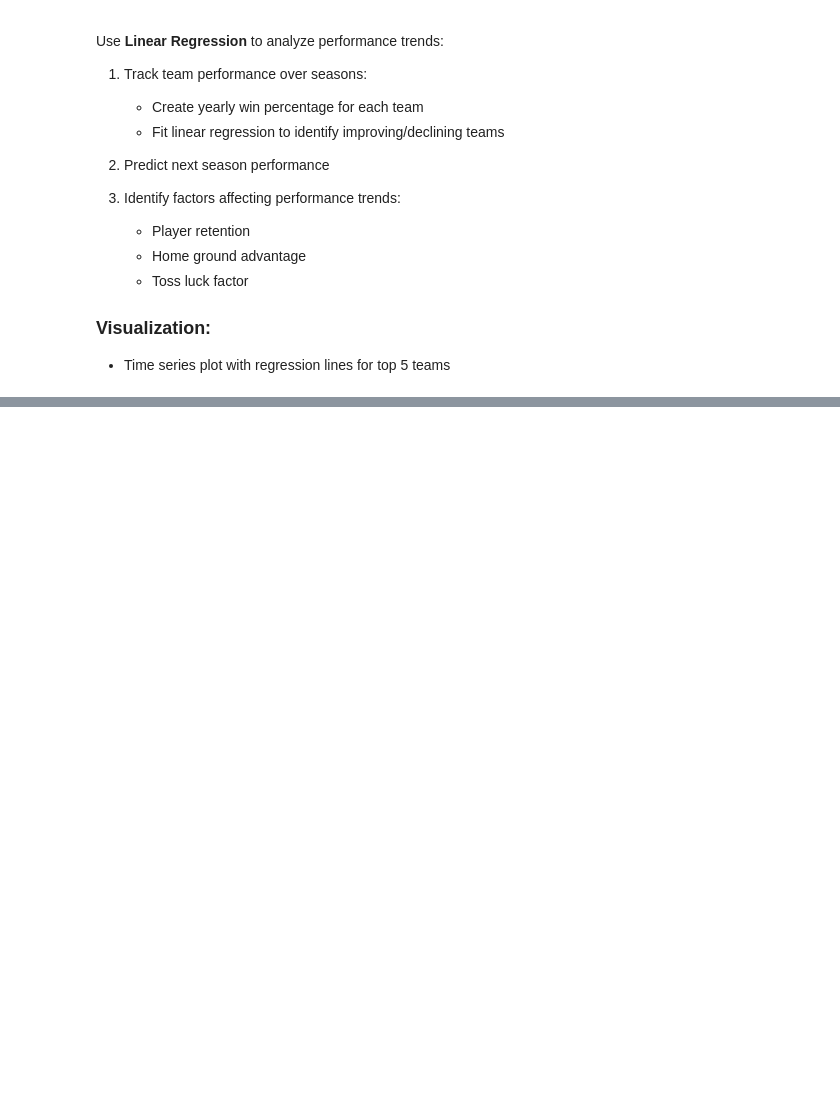
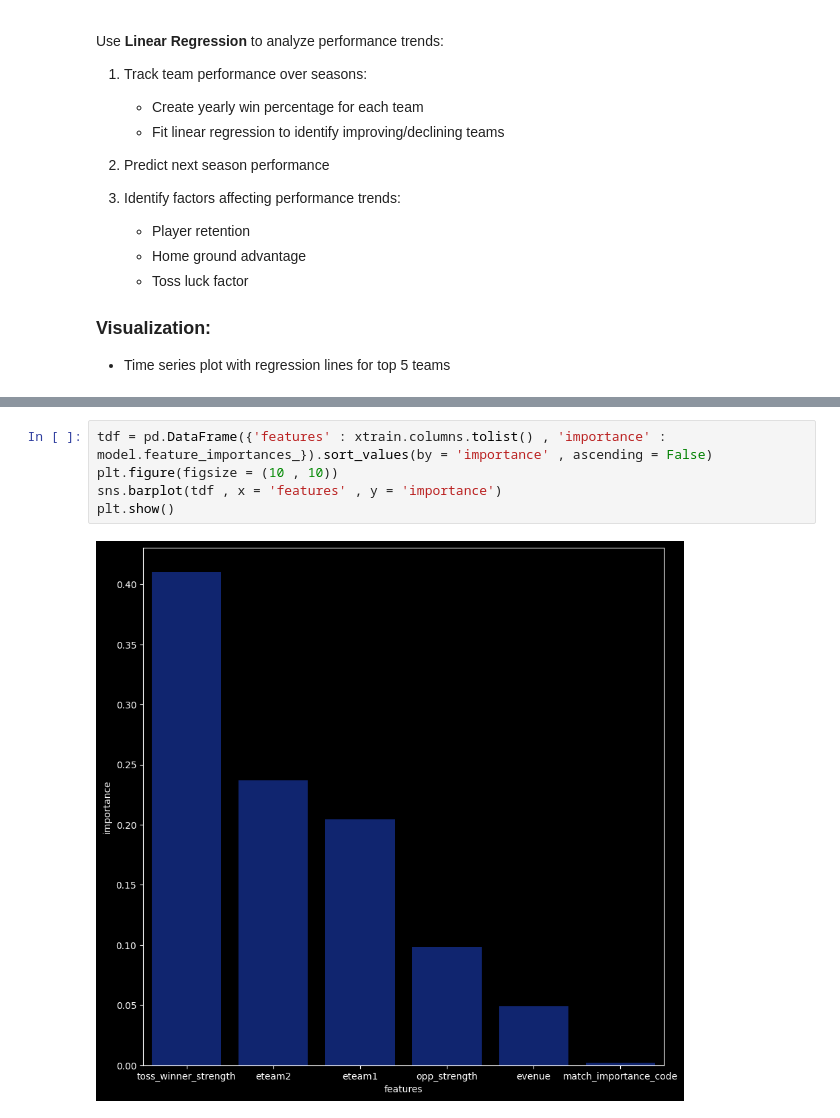
Before and after one commit to sanketmishra009/aiml, a Jupyter notebook: projects/iplAnalysis/analysis.ipynb, the cells around one changed output, grey strips where cells are left out. Cells and saved outputs as stored; diff of their text form; blank space fills up the shorter version.

```diff
--- a/projects/iplAnalysis/analysis.ipynb
+++ b/projects/iplAnalysis/analysis.ipynb
@@ -1270,0 +1552,7 @@ cols = ['team1' , 'team2' , 'season' , 'win']
+# %%
+tdf = pd.DataFrame({'features' : xtrain.columns.tolist() , 'importance' : model.feature_importances_}).sort_values(by = 'importance' , ascending = False)
+plt.figure(figsize = (10 , 10))
+sns.barplot(tdf , x = 'features' , y = 'importance')
+plt.show()
+# %% [output]
+[figure, added]
```
Also changed, not shown: parts of 31 cells of this notebook, 12 other files.
